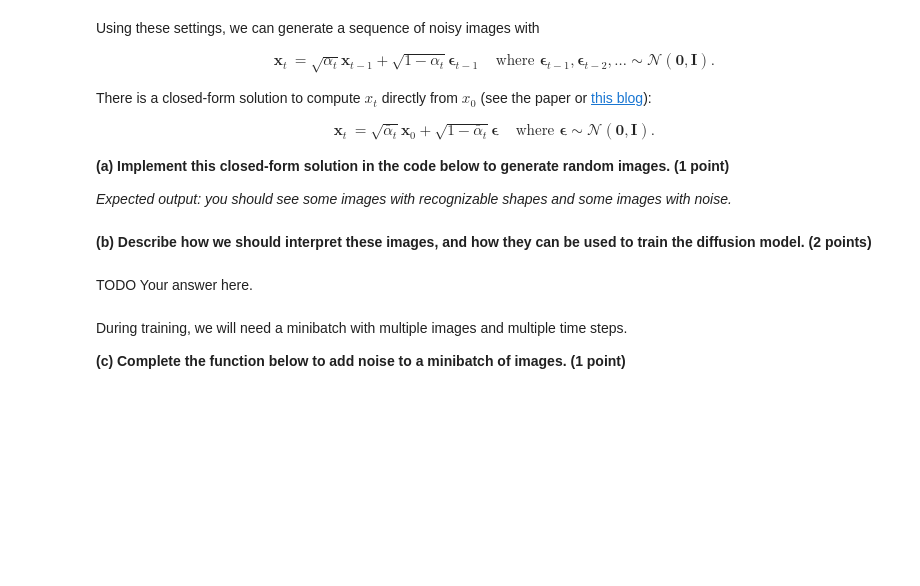
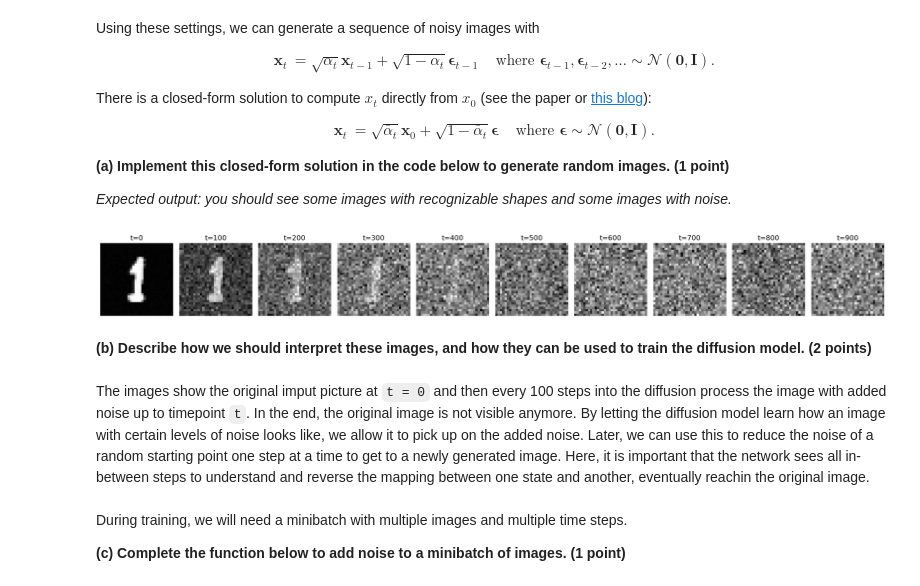
Before and after one commit to aschroede/RU-Deep-Learning, a Jupyter notebook: Assignment 12/dl-assignment-12.ipynb, the cells around one changed output. Saved outputs shown, nothing was run; the diff lists cells and outputs as text; code cells hidden in the pictures; blank space fills up the shorter version.

```diff
--- a/Assignment 12/dl-assignment-12.ipynb
+++ b/Assignment 12/dl-assignment-12.ipynb
@@ -91,6 +123,12 @@ diffusion_steps = 1000
 beta = torch.linspace(1e-4, 0.02, diffusion_steps)
 alpha = 1.0 - beta
 alpha_bar = torch.cumprod(alpha, dim=0)
+
+# put on device
+
+alpha = alpha.to(device)
+alpha_bar = alpha_bar.to(device)
+beta = beta.to(device)
 # %% [markdown]
 Using these settings, we can generate a sequence of noisy images with
 \begin{aligned}
@@ -109,24 +147,29 @@ There is a closed-form solution to compute $x_t$ directly from $x_0$ (see the pa
 # %%
 # sample some original images
 x_0, y = next(iter(train_loader))
 
+# put on device
+x_0 = x_0.to(device)
+
 plt.figure(figsize=(19, 21))
 for i, t in enumerate(range(0, diffusion_steps, 100)):
     # TODO generate random noise
-    noise = torch.zeros_like(x_0)
+    noise = torch.normal(mean=0, std=1, size=x_0.size(), device=device)
 
     # TODO add noise to the original image to compute x_t
-    x_t = x_0
+    x_t = torch.sqrt(alpha_bar[t]) * x_0 + torch.sqrt(1 - alpha_bar[t]) * noise
 
     plt.subplot(3, diffusion_steps // 100, i + 1)
-    plt.imshow(x_t[0, 0], cmap='gray')
+    plt.imshow(x_t[0, 0].detach().cpu().numpy(), cmap='gray')
     plt.axis('off')
     plt.title(f't={t}')
 plt.tight_layout()
+# %% [output]
+[figure, added]
 # %% [markdown]
 **(b) Describe how we should interpret these images, and how they can be used to train the diffusion model.<span style="float:right"> (2 points)</span>**
-# %% [markdown]
-TODO Your answer here.
+# %% [markdown]
+The images show the original imput picture at `t = 0` and then every 100 steps into the diffusion process the image with added noise up to timepoint `t`. In the end, the original image is not visible anymore. By letting the diffusion model learn how an image with certain levels of noise looks like, we allow it to pick up on the added noise. Later, we can use this to reduce the noise of a random starting point one step at a time to get to a newly generated image. Here, it is important that the network sees all in-between steps to understand and reverse the mapping between one state and another, eventually reachin the original image.
 # %% [markdown]
 During training, we will need a minibatch with multiple images and multiple time steps.
 
```
Also changed, not shown: parts of 30 cells of this notebook.
